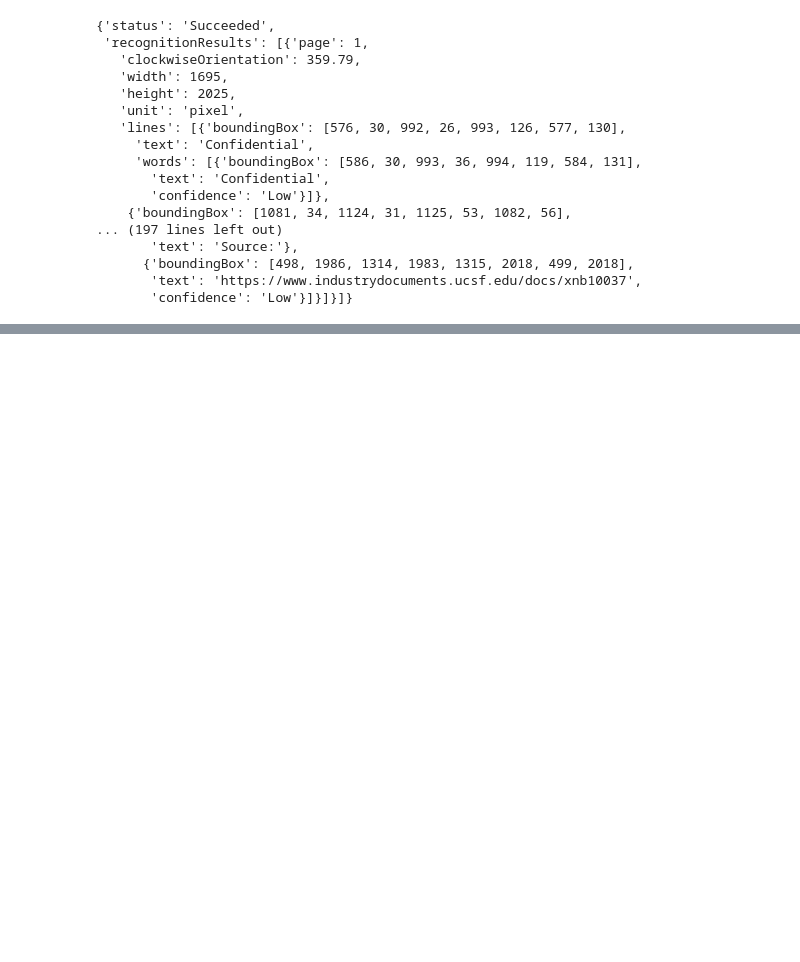
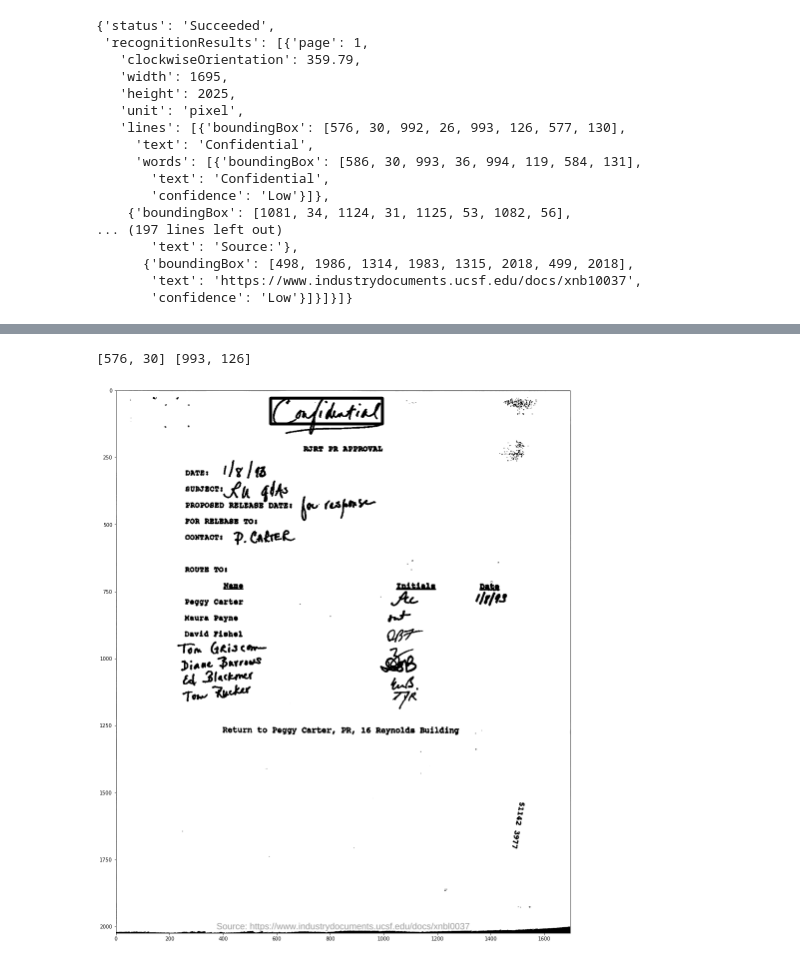
Before and after one commit to dscarmo/IA376J_final_project, a Jupyter notebook: explore_data.ipynb, the cells around one changed output, grey strips where cells are left out. Cells and saved outputs as stored; diff of their text form; code cells hidden in the pictures; blank space fills up the shorter version.

Commit message:
improved data exploration printing bboxes

```diff
--- a/explore_data.ipynb
+++ b/explore_data.ipynb
@@ -67,0 +80,11 @@ ocr
+# %%
+pt1 = bbox[:2]
+pt2 = bbox[4:6]
+print(pt1, pt2)
+display_bbox = cv.rectangle(image, tuple(pt1), tuple(pt2), 0, 10)
+plt.figure(figsize=(20, 20))
+plt.imshow(display_bbox, cmap="gray")
+plt.show()
+# %% [output]
+[576, 30] [993, 126]
+[figure, added]
```
Also changed, not shown: parts of 4 cells of this notebook.
